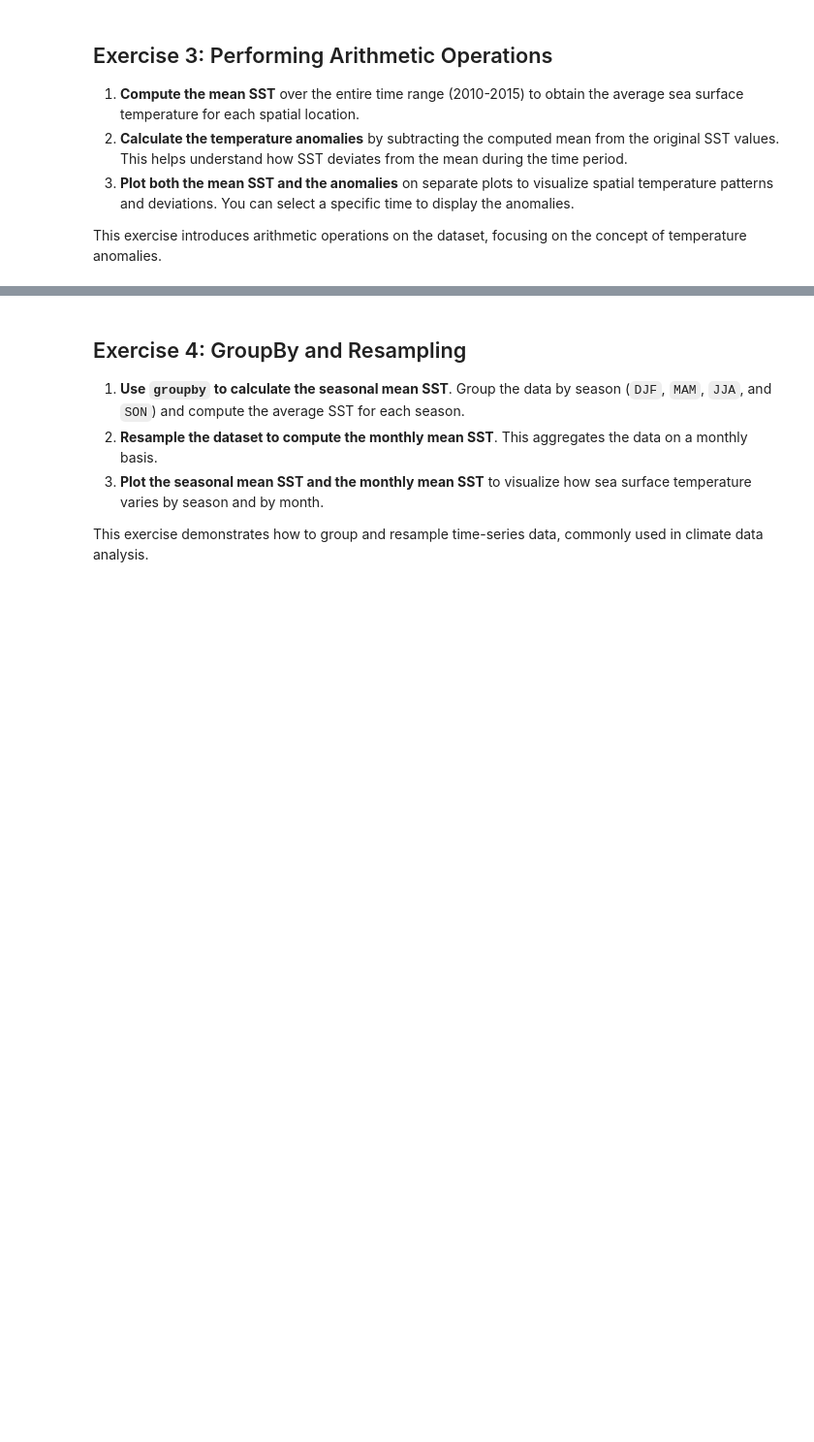
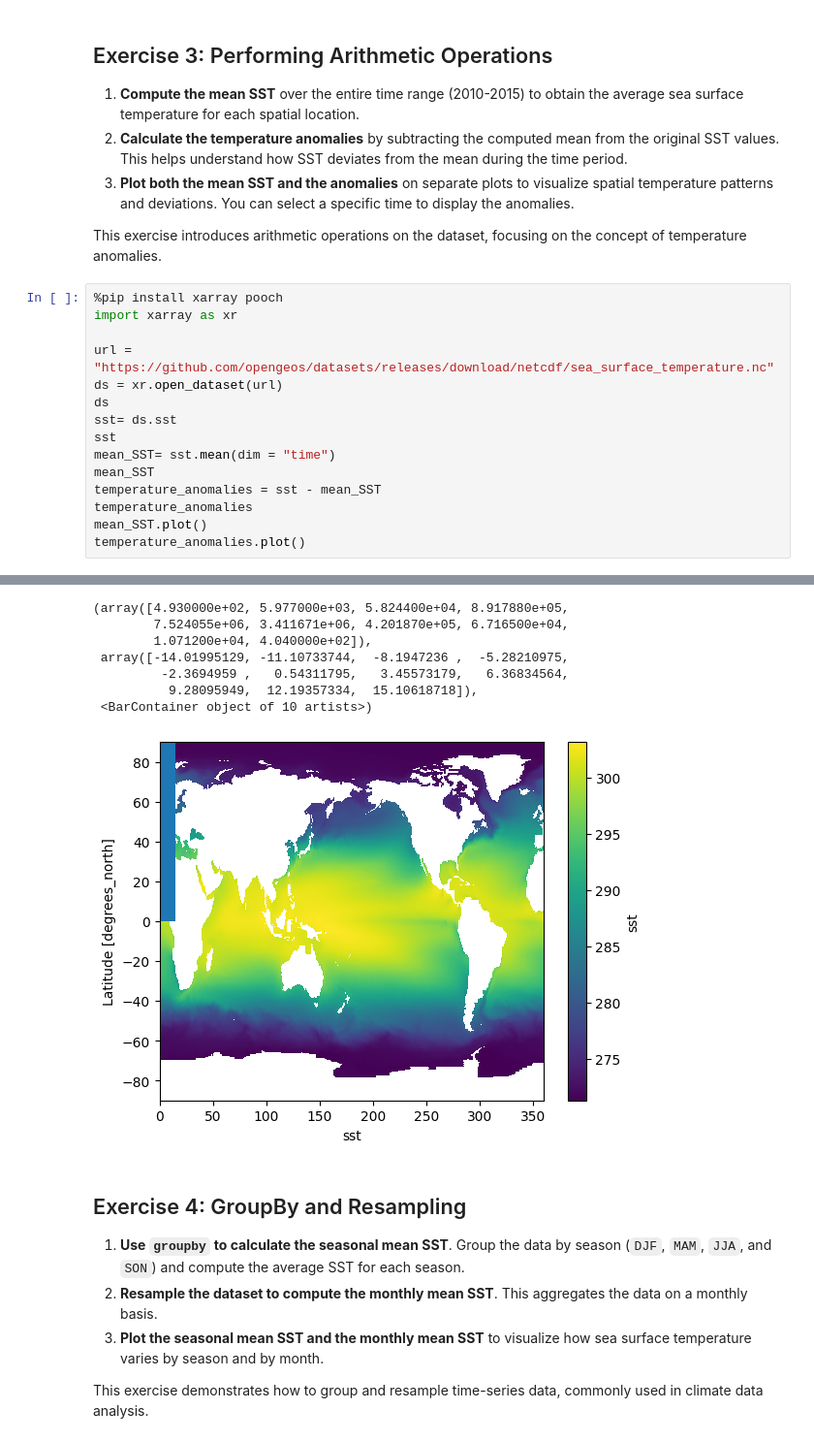
Before and after one commit to siddhi1991/GIS-programming, a Jupyter notebook: book/labs/lab_06.ipynb, the cells around one changed output, grey strips where cells are left out. Shown: that part at 97% size. Cells and saved outputs as stored; diff of their text form; blank space fills up the shorter version.

```diff
--- a/book/labs/lab_06.ipynb
+++ b/book/labs/lab_06.ipynb
@@ -111,3 +111,19 @@ Requirement already satisfied: six>=1.5 in /usr/local/lib/python3.11/dist-packag
 3. **Plot both the mean SST and the anomalies** on separate plots to visualize spatial temperature patterns and deviations. You can select a specific time to display the anomalies.
 
 This exercise introduces arithmetic operations on the dataset, focusing on the concept of temperature anomalies.
+# %%
+%pip install xarray pooch
+import xarray as xr
+
+url = "https://github.com/opengeos/datasets/releases/download/netcdf/sea_surface_temperature.nc"
+ds = xr.open_dataset(url)
+ds
+sst= ds.sst
+sst
+mean_SST= sst.mean(dim = "time")
+mean_SST
+temperature_anomalies = sst - mean_SST
+temperature_anomalies
+mean_SST.plot()
+temperature_anomalies.plot()
+# %% [output]
@@ -114,3 +145,11 @@ This exercise introduces arithmetic operations on the dataset, focusing on the c
+(array([4.930000e+02, 5.977000e+03, 5.824400e+04, 8.917880e+05,
+        7.524055e+06, 3.411671e+06, 4.201870e+05, 6.716500e+04,
+        1.071200e+04, 4.040000e+02]),
+ array([-14.01995129, -11.10733744,  -8.1947236 ,  -5.28210975,
+         -2.3694959 ,   0.54311795,   3.45573179,   6.36834564,
+          9.28095949,  12.19357334,  15.10618718]),
+ <BarContainer object of 10 artists>)
+[figure, added]
 # %% [markdown]
 ## Exercise 4: GroupBy and Resampling
 
```
Also changed, not shown: parts of 1 cell of this notebook.
